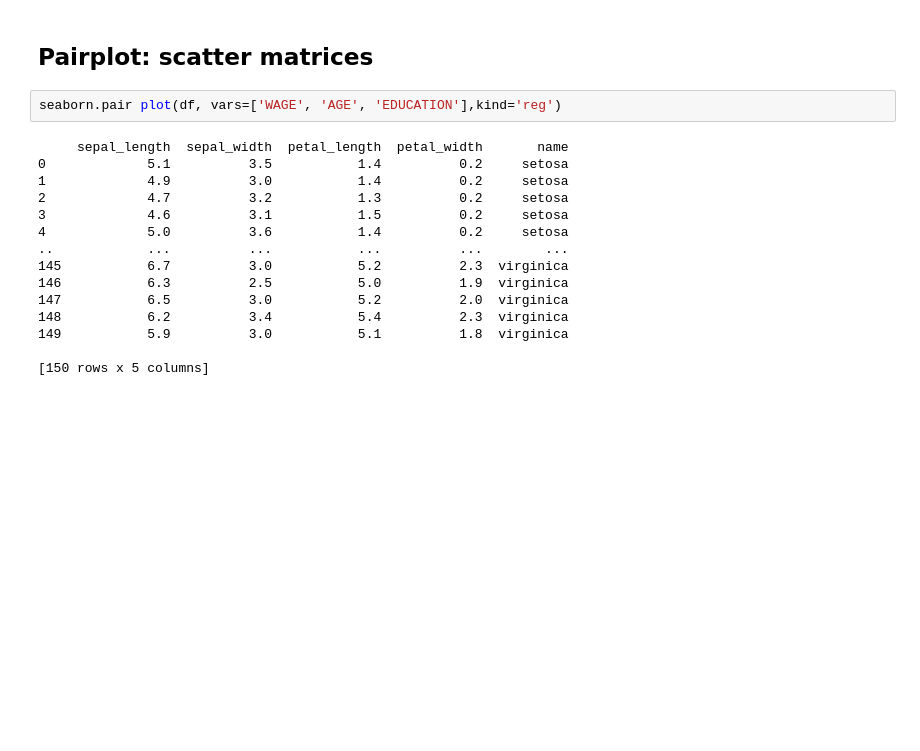
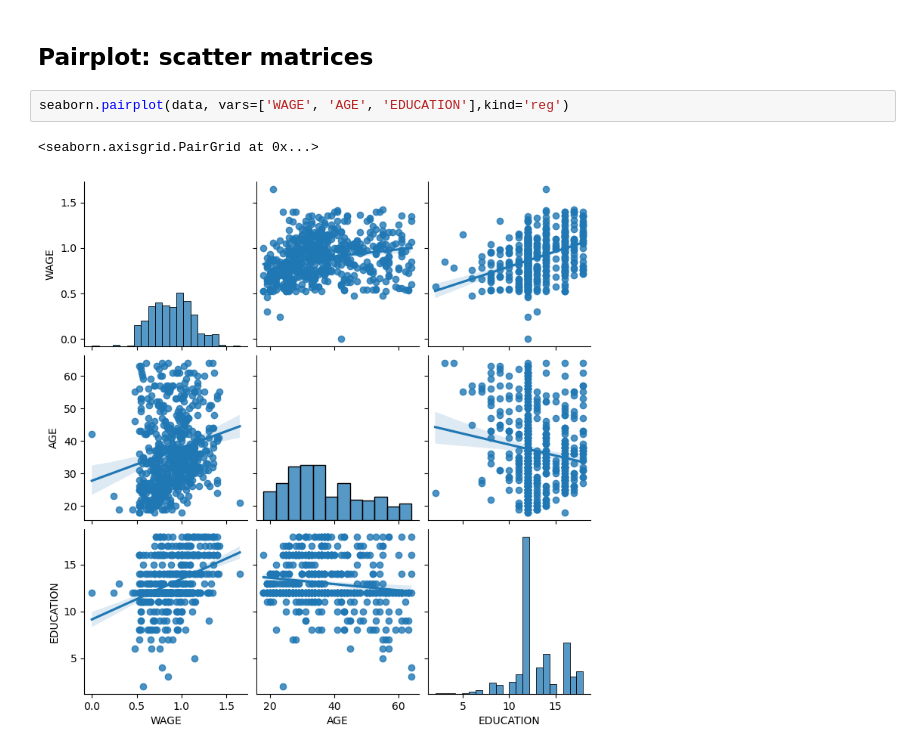
Before and after one commit to eblige01/pythonstats, a Jupyter notebook: pyStats.ipynb, the cells around one changed output. Drawn from its saved outputs; the diff is of its cells as text; blank space fills up the shorter version.

```diff
--- a/pyStats.ipynb
+++ b/pyStats.ipynb
@@ -392,19 +374,7 @@ data['WAGE'] = np.log10(data['WAGE'])
 # %% [markdown]
 ## Pairplot: scatter matrices
 # %%
-seaborn.pair plot(df, vars=['WAGE', 'AGE', 'EDUCATION'],kind='reg')
+seaborn.pairplot(data, vars=['WAGE', 'AGE', 'EDUCATION'],kind='reg')
 # %% [output]
-     sepal_length  sepal_width  petal_length  petal_width       name
-0             5.1          3.5           1.4          0.2     setosa
-1             4.9          3.0           1.4          0.2     setosa
-2             4.7          3.2           1.3          0.2     setosa
-3             4.6          3.1           1.5          0.2     setosa
-4             5.0          3.6           1.4          0.2     setosa
-..            ...          ...           ...          ...        ...
-145           6.7          3.0           5.2          2.3  virginica
-146           6.3          2.5           5.0          1.9  virginica
-147           6.5          3.0           5.2          2.0  virginica
-148           6.2          3.4           5.4          2.3  virginica
-149           5.9          3.0           5.1          1.8  virginica
-
-[150 rows x 5 columns]
+<seaborn.axisgrid.PairGrid at 0x...>
+[figure, added]
```
Also changed, not shown: parts of 9 cells of this notebook, 2 other files.
